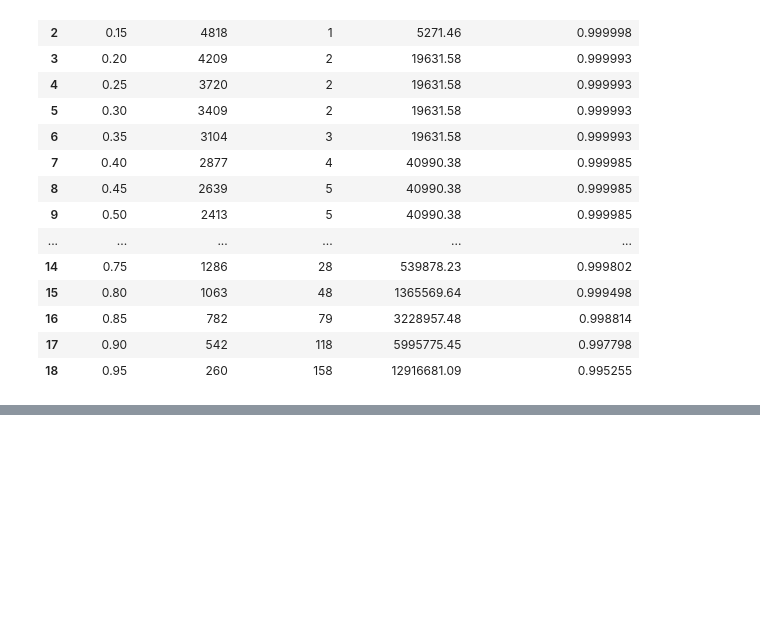
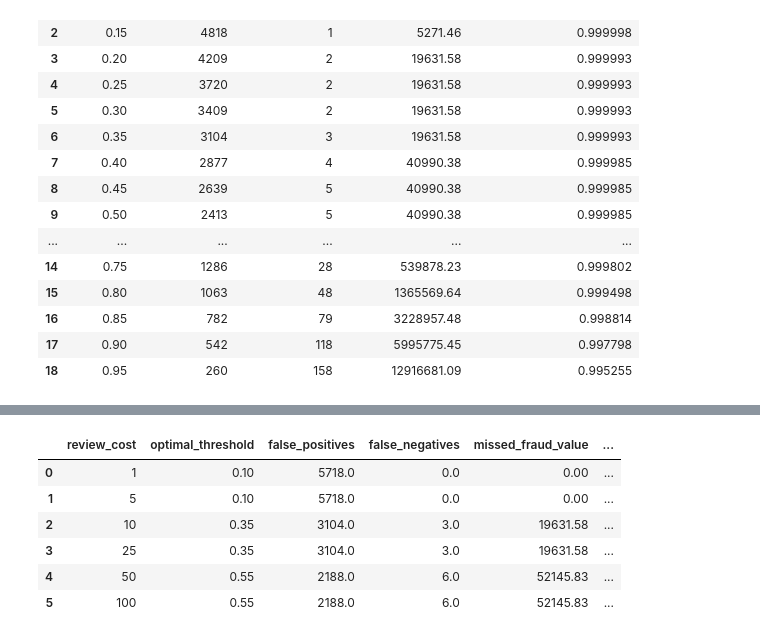
Before and after one commit to Maryamella0503/FinGaurd, a Jupyter notebook: notebooks/03_model_training_evaluation.ipynb, the cells around one changed output, grey strips where cells are left out. Cells and saved outputs as stored; diff of their text form; code cells hidden in the pictures; blank space fills up the shorter version.

```diff
--- a/notebooks/03_model_training_evaluation.ipynb
+++ b/notebooks/03_model_training_evaluation.ipynb
@@ -884,0 +955,44 @@ cost_df["estimated_total_cost"] = (
+# %%
+review_costs = [1, 5, 10, 25, 50, 100]
+
+sensitivity_results = []
+
+for review_cost in review_costs:
+
+    temp = cost_df.copy()
+
+    temp["false_positive_cost"] = (
+        temp["false_positives"] * review_cost
+    )
+
+    temp["estimated_total_cost"] = (
+        temp["missed_fraud_value"]
+        + temp["false_positive_cost"]
+    )
+
+    best_row = temp.loc[
+        temp["estimated_total_cost"].idxmin()
+    ]
+
+    sensitivity_results.append({
+        "review_cost": review_cost,
+        "optimal_threshold": best_row["threshold"],
+        "false_positives": best_row["false_positives"],
+        "false_negatives": best_row["false_negatives"],
+        "missed_fraud_value": best_row["missed_fraud_value"],
+        "estimated_total_cost": best_row["estimated_total_cost"]
+    })
+
+sensitivity_df = pd.DataFrame(
+    sensitivity_results
+)
+
+sensitivity_df
+# %% [output]
+|  | review_cost | optimal_threshold | false_positives | false_negatives | missed_fraud_value | ... |
+| 0 | 1 | 0.10 | 5718.0 | 0.0 | 0.00 | ... |
+| 1 | 5 | 0.10 | 5718.0 | 0.0 | 0.00 | ... |
+| 2 | 10 | 0.35 | 3104.0 | 3.0 | 19631.58 | ... |
+| 3 | 25 | 0.35 | 3104.0 | 3.0 | 19631.58 | ... |
+| 4 | 50 | 0.55 | 2188.0 | 6.0 | 52145.83 | ... |
+| 5 | 100 | 0.55 | 2188.0 | 6.0 | 52145.83 | ... |
```
Also changed, not shown: parts of 9 cells of this notebook, 14 other files.
